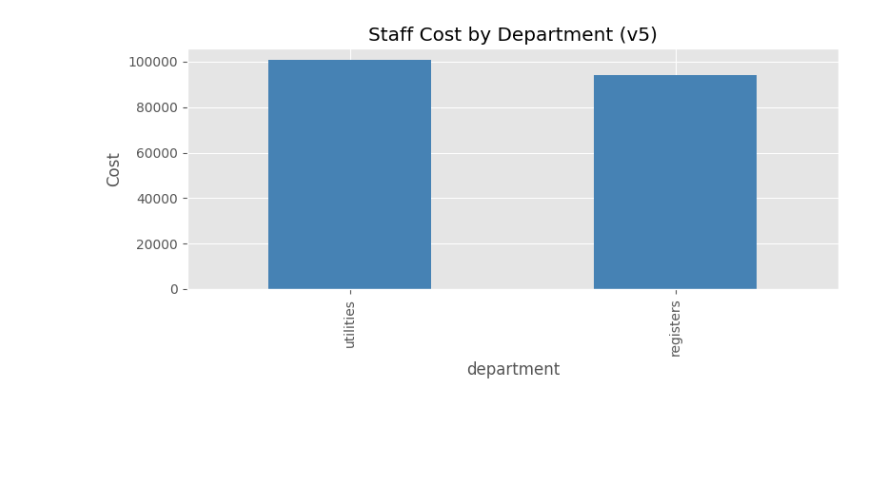
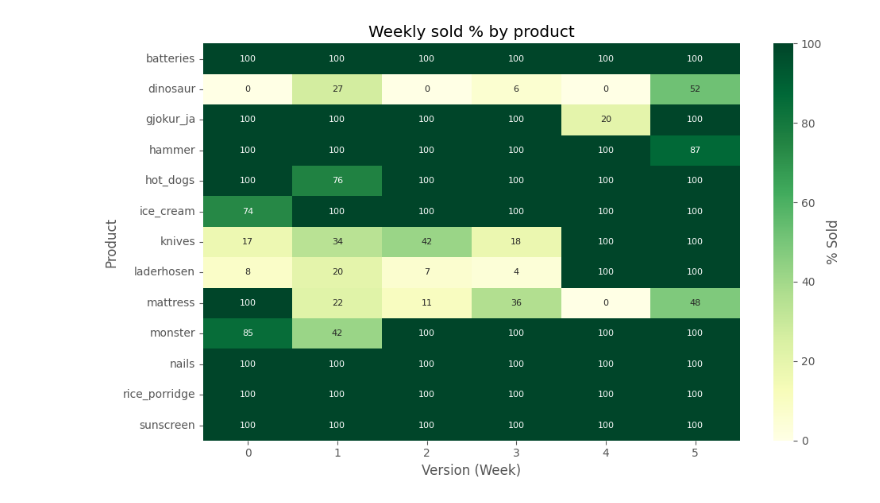
Before and after one commit to MaxEcks/IKT110_eckstein, a Jupyter notebook: portfolio/consulting/analysis.ipynb, the cells around one changed output. Drawn from its saved outputs; the diff is of its cells as text; code cells hidden in the pictures; blank space fills up the shorter version.

Commit message:
finalized analysis notebook for the new data (week 5)

```diff
--- a/portfolio/consulting/analysis.ipynb
+++ b/portfolio/consulting/analysis.ipynb
@@ -110,74 +320,21 @@ Net Profit: -2242.2k → -2084.2k (Δ +158.1k)
 # %%
-# Needs schedules/workers again to split by department & day (model_data has totals only)
-DATA_DIR = Path("data"); SCHEDULES_DIR = DATA_DIR/"schedules"; WORKERS_PATH = DATA_DIR/"workers"/"workers.jsonl"
-def read_json(p):
-    with open(p,"r",encoding="utf-8") as f: return json.load(f)
-def read_jsonl(p):
-    rows=[];
-    with open(p,"r",encoding="utf-8-sig") as f:
-        for line in f:
-            s=line.strip()
-            if s: rows.append(json.loads(s))
-    return pd.DataFrame(rows)
+# === Weekly Sold % Heatmap (annotated) ======================================
+p = (md.groupby(["product","version"], as_index=False)
+       .agg(qty=("qty","sum"), amount=("amount","sum")))
+p["sold_pct"] = np.where(p["amount"]>0, p["qty"]/p["amount"]*100, 0.0).clip(0,100)
 
-# flatten schedules for latest version
-sched_raw = read_json(SCHEDULES_DIR/f"schedules_{V_NOW}.json")
-rows=[];
-for day, entries in sched_raw.items():
-    for e in entries: rows.append({"day":day, **e})
-sched = pd.DataFrame(rows)
-if "worker_id" not in sched.columns:
-    alt=[c for c in sched.columns if "worker" in c and "id" in c]
-    if alt: sched=sched.rename(columns={alt[0]:"worker_id"})
-sched["worker_id"]=sched["worker_id"].astype(str)
-def shift_mult(x):
-    try:
-        x=float(x);
-        return x if x>0 else 1.0
-    except: return 1.0
-sched["shift_mult"]=sched["shift"].apply(shift_mult) if "shift" in sched else 1.0
+pivot = p.pivot(index="product", columns="version", values="sold_pct").fillna(0.0)
 
-workers = read_jsonl(WORKERS_PATH)
-if "worker_id" not in workers.columns:
-    alt=[c for c in workers.columns if "worker" in c and "id" in c]
-    if alt: workers=workers.rename(columns={alt[0]:"worker_id"})
-workers["worker_id"]=workers["worker_id"].astype(str)
-# derive per-shift cost from previous week (same logic as generator)
-ref_v = VERSIONS[-2] if len(VERSIONS)>=2 else VERSIONS[-1]
-# we need overall shifts_ref to compute per_shift_cost:
-# Build a ref schedule quickly
-def flatten_schedule(v):
-    raw = read_json(SCHEDULES_DIR/f"schedules_{v}.json")
-    rr=[]
-    for day, entries in raw.items():
-        for e in entries: rr.append({"day":day, **e})
-    d=pd.DataFrame(rr);
-    if "worker_id" not in d.columns:
-        alt=[c for c in d.columns if "worker" in c and "id" in c]
-        if alt: d=d.rename(columns={alt[0]:"worker_id"})
-    d["worker_id"]=d["worker_id"].astype(str)
-    d["shift_mult"]=d["shift"].apply(shift_mult) if "shift" in d else 1.0
-    return d
-
-shifts_ref = flatten_schedule(ref_v).groupby("worker_id")["shift_mult"].sum().rename("shifts_ref")
-workers = workers.merge(shifts_ref, on="worker_id", how="left").fillna({"shifts_ref":1.0})
-workers["salary"]=pd.to_numeric(workers.get("salary", np.nan), errors="coerce")
-workers["per_shift_cost"]=workers["salary"]/workers["shifts_ref"]
-
-sched = sched.merge(workers[["worker_id","per_shift_cost"]], on="worker_id", how="left")
-sched["entry_cost"]=sched["per_shift_cost"].fillna(0.0)*sched["shift_mult"].astype(float)
-
-dept_cost = sched.groupby("department")["entry_cost"].sum().sort_values(ascending=False)
-day_cost  = sched.groupby("day")["entry_cost"].sum().sort_index()
-
-print("Staff cost by department (latest):"); display(dept_cost.round(2))
-print("Staff cost by day (latest):"); display(day_cost.round(2))
-
-plt.figure(figsize=(8,4)); dept_cost.plot(kind="bar", color="steelblue")
-plt.title(f"Staff Cost by Department (v{V_NOW})"); plt.ylabel("Cost"); plt.tight_layout(); plt.show()
-plt.figure(figsize=(8,4)); day_cost.plot(kind="bar", color="orange")
-plt.title(f"Staff Cost by Day (v{V_NOW})"); plt.ylabel("Cost"); plt.tight_layout(); plt.show()
-
-pivot = pd.pivot_table(sched, values="entry_cost", index="day", columns="department", aggfunc="sum", fill_value=0.0)
-print("Staff cost matrix (day × department):"); display(pivot.round(2))
+plt.figure(figsize=(10,6))
+ax = sns.heatmap(
+    pivot,
+    cmap="YlGn", vmin=0, vmax=100,
+    annot=True, fmt=".0f",
+    annot_kws={"size":8},
+    cbar_kws={"label":"% Sold"}
+)
+ax.set_title("Weekly sold % by product")
+ax.set_xlabel("Version (Week)")
+ax.set_ylabel("Product")
+plt.tight_layout(); plt.show()
 # %% [output]
@@ -199 +341 @@ Name: entry_cost, dtype: float64
-[figure, old version]
+[figure, new version]
```
Also changed, not shown: parts of 11 cells of this notebook, 3 other files.
